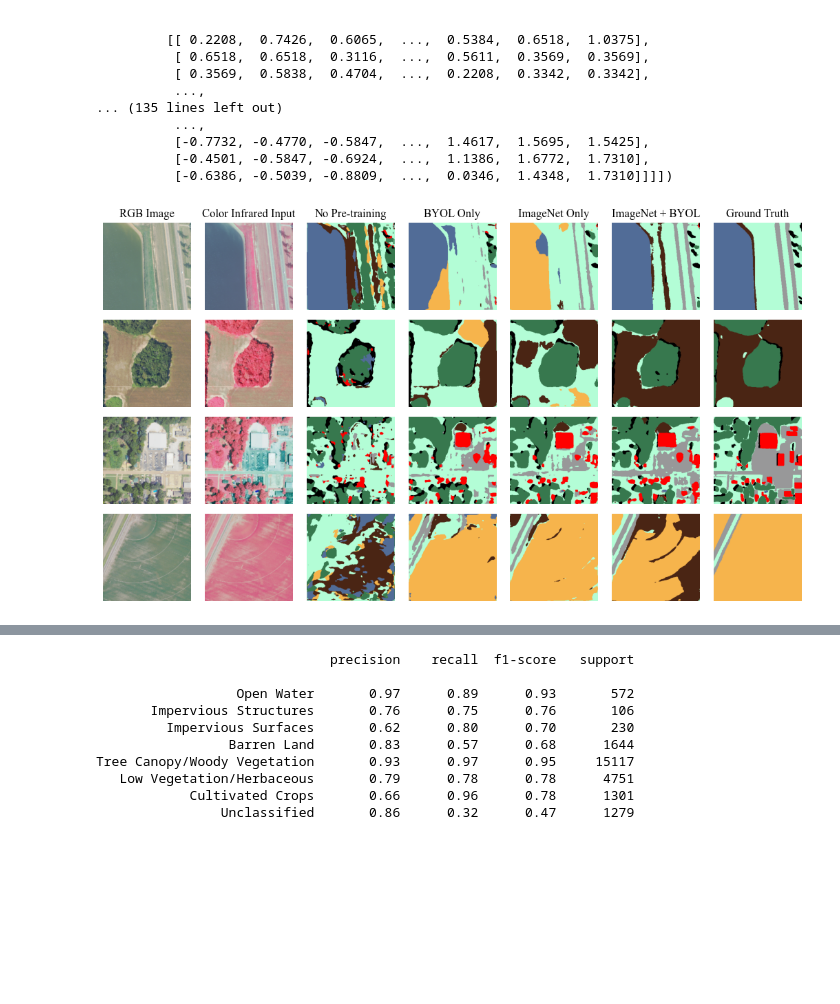
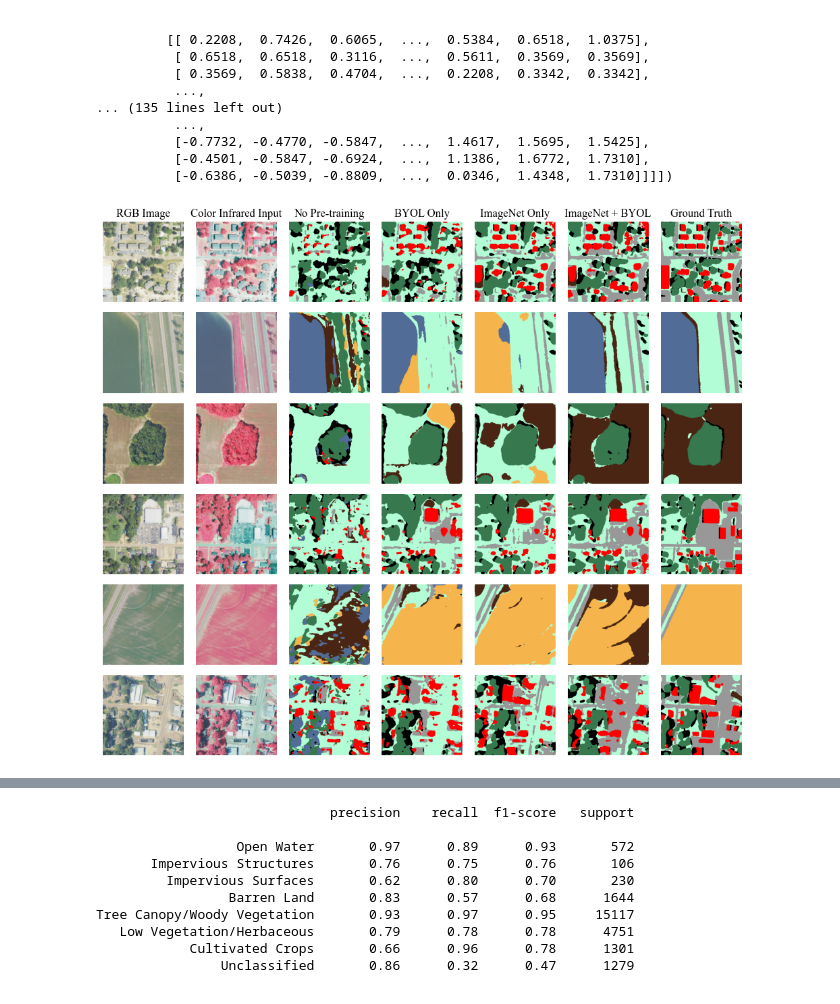
Before and after one commit to DakotaHester/ms-land-cover, a Jupyter notebook: notebooks/pretrain_results_miou.ipynb, the cells around one changed output, grey strips where cells are left out. Drawn from its saved outputs; the diff is of its cells as text; code cells hidden in the pictures; blank space fills up the shorter version.

Commit message:
More plots

```diff
--- a/notebooks/pretrain_results_miou.ipynb
+++ b/notebooks/pretrain_results_miou.ipynb
@@ -907,13 +907,13 @@ model = UNet(
 
 model.to('cuda')
 
-mean = torch.load('./weights/pretrain_mean.pth')
-std = torch.load('./weights/pretrain_std.pth')
+mean = torch.load('../weights/pretrain_mean.pth')
+std = torch.load('../weights/pretrain_std.pth')
 # %%
 from glob import glob
 
-val_target_paths = glob(os.path.join('data', 'splits', 'split_2', 'target', '*.tif')) + \
-                   glob(os.path.join('data', 'splits', 'split_4', 'target', '*.tif'))
+val_target_paths = glob(os.path.join('..', 'data', 'splits', 'split_2', 'target', '*.tif')) + \
+                   glob(os.path.join('..', 'data', 'splits', 'split_4', 'target', '*.tif'))
 
 val_input_paths = [p.replace('target', 'input') for p in val_target_paths]
 
@@ -978,7 +979,7 @@ batch_size = 128
 accuracies = {}
 
 for i, weight in enumerate(weights):
-    model.load_state_dict(torch.load(f'./weights/finetune_20250829/unet/{weight}/randinit_false/frozenencoder_false/500/fold_2/best_model.pth'))
+    model.load_state_dict(torch.load(f'../weights/finetune_20250829/unet/{weight}/randinit_false/frozenencoder_false/500/fold_2/best_model.pth'))
     model.eval()
 
     preds[weight] = []
@@ -996,11 +997,11 @@ for i, weight in enumerate(weights):
 # %%
 # n_samples = 50
 # selected_indices = np.random.choice(len(inputs_rgb), size=n_samples, replace=False)
-selected_indices = [475, 283, 132, 52]
+selected_indices = [46, 475, 283, 132, 52, 328]
 
 plt.rcParams['font.family'] = 'times new roman'
 
-scale_factor = 1.5
+scale_factor = 1.4
 fig, ax = plt.subplots(len(selected_indices), 7, figsize=(scale_factor*7, scale_factor*len(selected_indices)))
 
 inputs_rgb_samples = inputs_rgb[selected_indices].transpose(0, 2, 3, 1)
@@ -1011,36 +1012,36 @@ preds_colorized_samples = {weight: preds_colorized[weight][selected_indices] for
 for i in range(len(selected_indices)):
 
     ax[i, 0].imshow(inputs_rgb_samples[i])
     ax[i, 1].imshow(inputs_cir_samples[i])
 
     ax[i, 2].imshow(preds_colorized_samples['none'][i])
     ax[i, 3].imshow(preds_colorized_samples['byol_randinit'][i])
     ax[i, 4].imshow(preds_colorized_samples['imagenet'][i])
     ax[i, 5].imshow(preds_colorized_samples['byol'][i])
 
     ax[i, 6].imshow(targets_samples[i])
 
     for j in range(7):
         ax[i, j].axis('off')
 
     # ax[i, 6].set_title(selected_indices[i])
 
 ax[0, 0].set_title('RGB Image')
 ax[0, 1].set_title('Color Infrared Input')
 ax[0, 2].set_title('No Pre-training')
 ax[0, 3].set_title('BYOL Only')
 ax[0, 4].set_title('ImageNet Only')
 ax[0, 5].set_title('ImageNet + BYOL')
 ax[0, 6].set_title('Ground Truth')
 
 fig.tight_layout()
 
-plt.savefig('./paper/images/qualitative_results.pdf', bbox_inches='tight')
-plt.savefig('./paper/images/qualitative_results.png', bbox_inches='tight', dpi=300)
+plt.savefig('../paper/images/qualitative_results_2.pdf', bbox_inches='tight')
+plt.savefig('../paper/images/qualitative_results_2.png', bbox_inches='tight', dpi=300)
 
 plt.show()
 # %% [output]
-[figure, old version]
+[figure, new version]
 # %%
 import pandas as pd
 from sklearn.metrics import confusion_matrix, ConfusionMatrixDisplay
```
Also changed, not shown: parts of 1 cell of this notebook, 5 other files.
